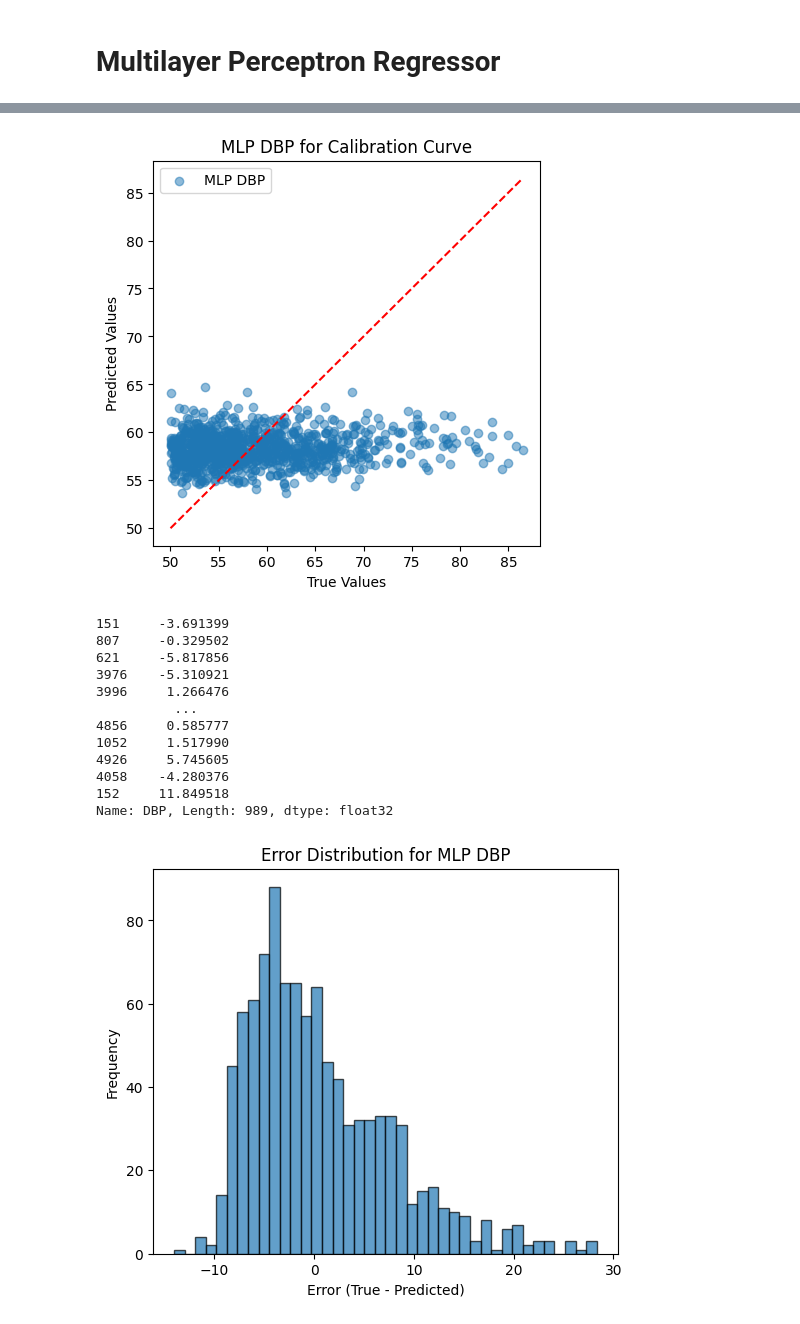
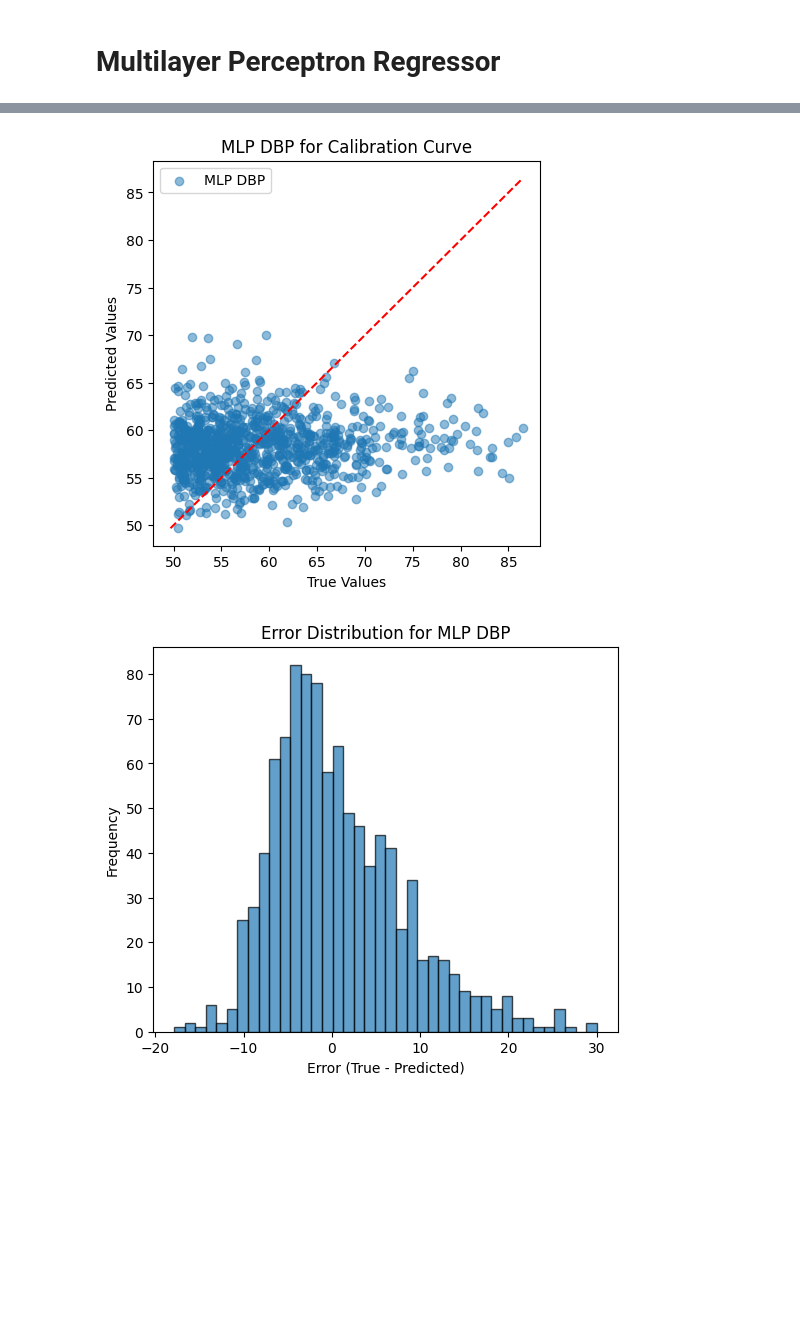
Before and after one commit to AniruthAnanth/CuffLessBloodPressureEstimation, a Jupyter notebook: main.ipynb, the cells around one changed output, grey strips where cells are left out. Cells and saved outputs as stored; diff of their text form; code cells hidden in the pictures; blank space fills up the shorter version.

```diff
--- a/main.ipynb
+++ b/main.ipynb
@@ -299,11 +299,14 @@ Name: SBP, Length: 989, dtype: float64
 [figure]
 # %% [markdown]
 # Multilayer Perceptron Regressor
+# %%
+MLP_HIDDEN_LAYER_SIZES = (64, 64, 32, 16)
+MLP_MAX_ITER = 500
 # %%
 from sklearn.neural_network import MLPRegressor
 
 # Train a basic multilayer perceptron for DBP
-mlp_dbp = MLPRegressor(hidden_layer_sizes=(64, 64), max_iter=500, random_state=42)
+mlp_dbp = MLPRegressor(hidden_layer_sizes=MLP_HIDDEN_LAYER_SIZES, max_iter=MLP_MAX_ITER, random_state=42)
 mlp_dbp.fit(X_train, dbp_train)
 
 # Predict and visualize
@@ -358,7 +337,7 @@ from sklearn.neural_network import MLPRegressor
 
 
 # Train a basic multilayer perceptron for DBP
-mlp_dbp = MLPRegressor(hidden_layer_sizes=(64, 64), max_iter=500, random_state=42)
+mlp_dbp = MLPRegressor(hidden_layer_sizes=MLP_HIDDEN_LAYER_SIZES, max_iter=MLP_MAX_ITER, random_state=42)
 mlp_dbp.fit(X_scaled_train, dbp_train)
 
 # Predict and visualize
@@ -370,16 +349,4 @@ evaluate_regression(dbp_test, dbp_pred_mlp, label="MLP DBP")
-[figure, old version]
+[figure, new version]
-151     -3.691399
-807     -0.329502
-621     -5.817856
-3976    -5.310921
-3996     1.266476
-          ...
-4856     0.585777
-1052     1.517990
-4926     5.745605
-4058    -4.280376
-152     11.849518
-Name: DBP, Length: 989, dtype: float32
-[figure, old version]
+[figure, new version]
 # %%
 # Train a basic multilayer perceptron for SBP
```
Also changed, not shown: parts of 8 cells of this notebook.
